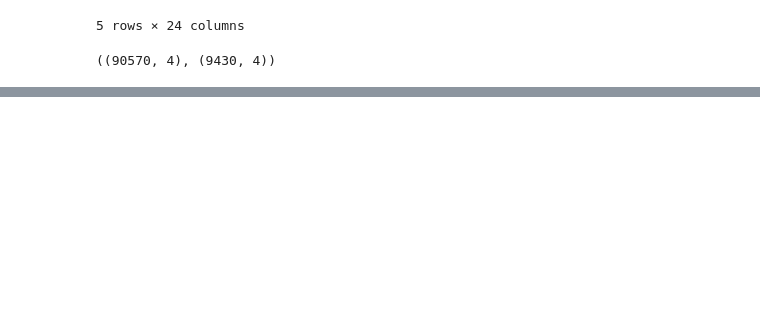
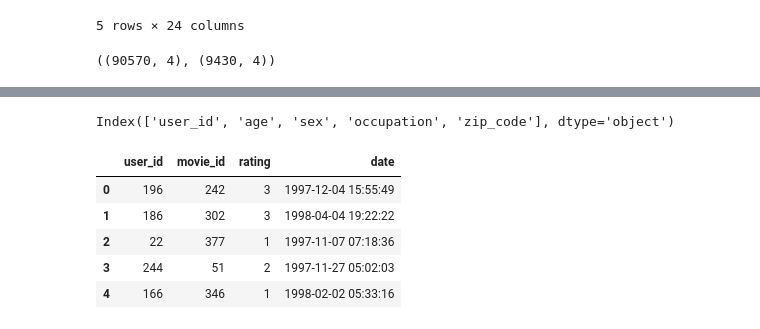
Before and after one commit to akarshsomani/Recommendation_System, a Jupyter notebook: notebooks/1_setting_up_database_way_2.ipynb, the cells around one changed output, grey strips where cells are left out. Drawn from its saved outputs; the diff is of its cells as text; code cells hidden in the pictures; blank space fills up the shorter version.

```diff
--- a/notebooks/1_setting_up_database_way_2.ipynb
+++ b/notebooks/1_setting_up_database_way_2.ipynb
@@ -71,0 +85,17 @@ ratings_train.shape, ratings_test.shape
+# %%
+users.columns
+# %% [output]
+Index(['user_id', 'age', 'sex', 'occupation', 'zip_code'], dtype='object')
+# %%
+ratings['date'] = pd.to_datetime(ratings.unix_timestamp, unit='s')
+
+ratings = ratings.drop("unix_timestamp", axis = 1)
+# %%
+ratings.head()
+# %% [output]
+|  | user_id | movie_id | rating | date |
+| 0 | 196 | 242 | 3 | 1997-12-04 15:55:49 |
+| 1 | 186 | 302 | 3 | 1998-04-04 19:22:22 |
+| 2 | 22 | 377 | 1 | 1997-11-07 07:18:36 |
+| 3 | 244 | 51 | 2 | 1997-11-27 05:02:03 |
+| 4 | 166 | 346 | 1 | 1998-02-02 05:33:16 |
```
Also changed, not shown: parts of 15 cells of this notebook, 10 other files.
